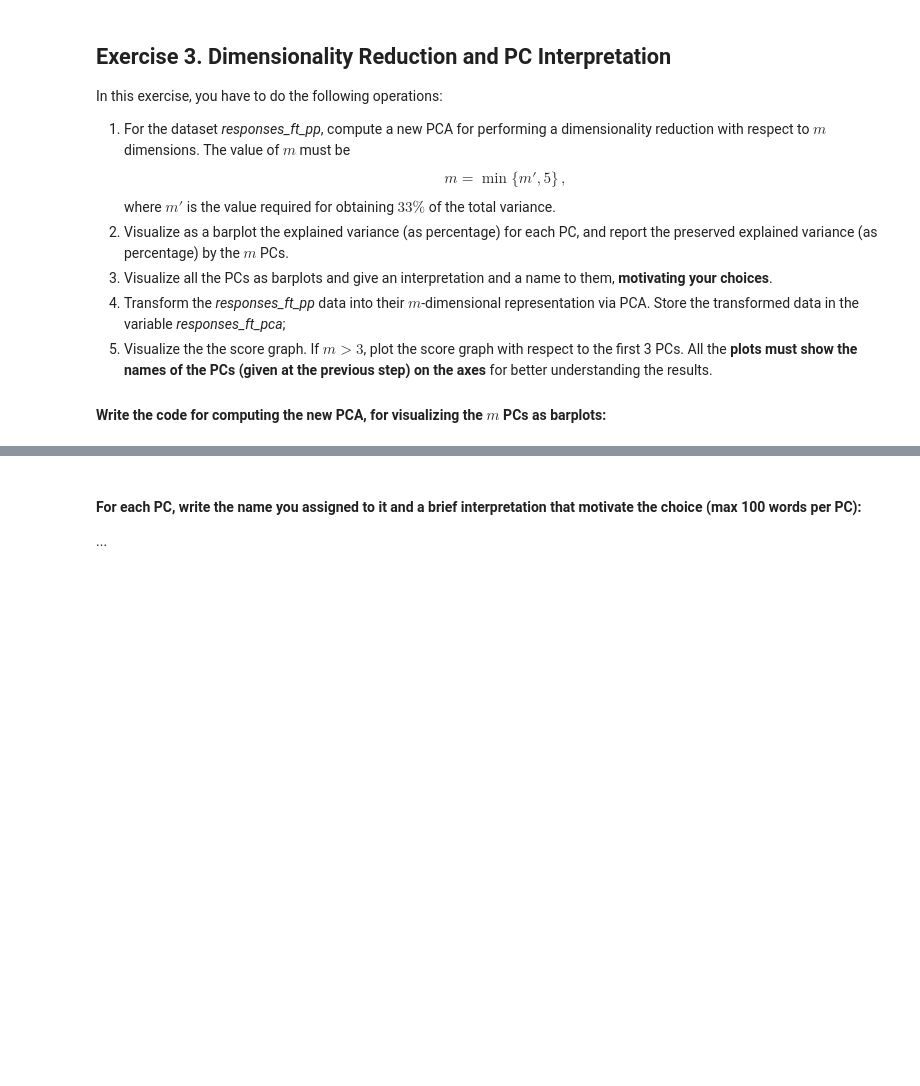
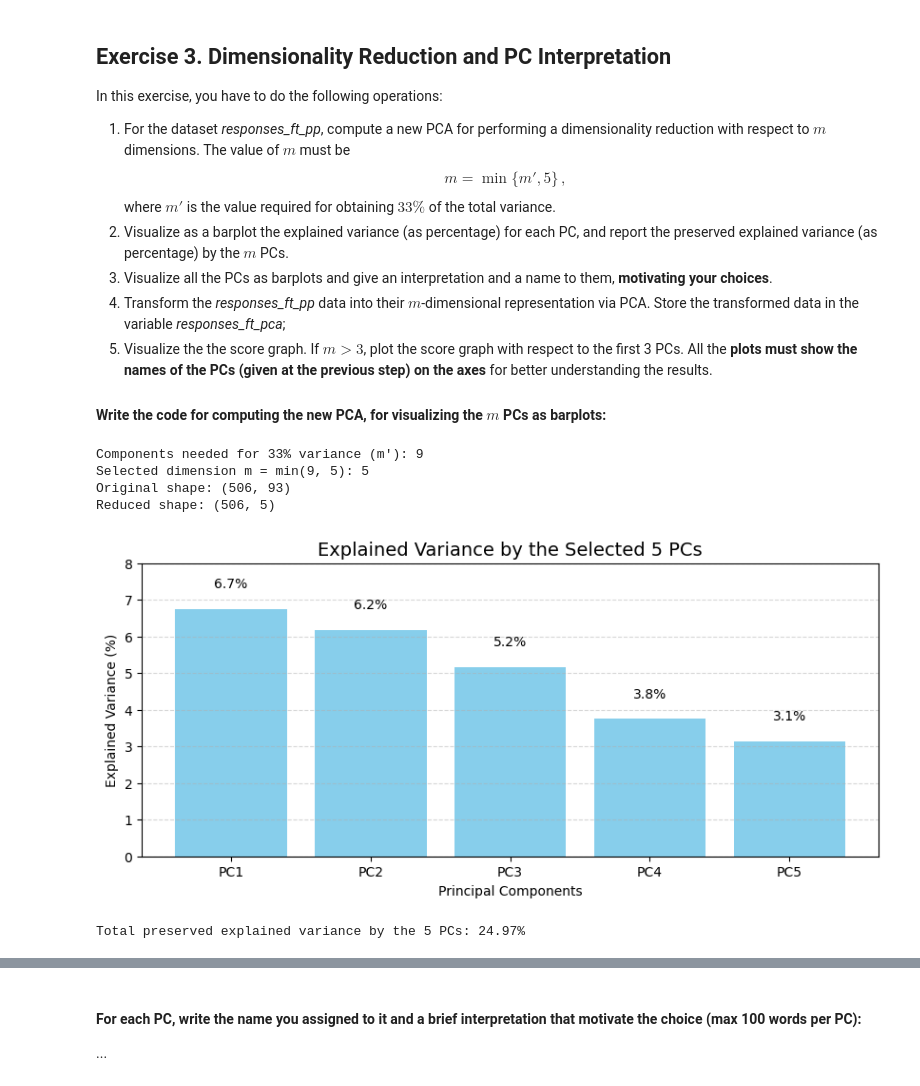
Before and after one commit to leonardopassafiume/PCA_Analysis, a Jupyter notebook: HWpca_Baiocchi_Passafiume.ipynb, the cells around one changed output, grey strips where cells are left out. Drawn from its saved outputs; the diff is of its cells as text; code cells hidden in the pictures; blank space fills up the shorter version.

```diff
--- a/HWpca_Baiocchi_Passafiume.ipynb
+++ b/HWpca_Baiocchi_Passafiume.ipynb
@@ -387,4 +388,52 @@ In this exercise, you have to do the following operations:
 
 #### Write the code for computing the new PCA, for visualizing the $m$ PCs as barplots:
 # %%
-# [write the code here]
+# 1. Find m' (number of components needed for 33% variance)
+# We use the full PCA computed in the previous step
+cumulative_variance = np.cumsum(pca_pp.explained_variance_ratio_)
+m_prime = np.argmax(cumulative_variance >= 0.33) + 1  # +1 because indices start at 0
+
+m = min(m_prime, 5)
+
+print(f"Components needed for 33% variance (m'): {m_prime}")
+print(f"Selected dimension m = min({m_prime}, 5): {m}")
+
+# 3. Compute new PCA for dimensionality reduction with m components
+pca_reduced = PCA(n_components=m)
+responses_ft_pp_reduced = pca_reduced.fit_transform(responses_ft_pp)
+
+print(f"Original shape: {responses_ft_pp.shape}")
+print(f"Reduced shape: {responses_ft_pp_reduced.shape}")
+# %% [output]
+Components needed for 33% variance (m'): 9
+Selected dimension m = min(9, 5): 5
+Original shape: (506, 93)
+Reduced shape: (506, 5)
+# %%
+# 2. Visualize as a barplot the explained variance (as percentage) for each PC,
+# and report the preserved explained variance (as percentage) by the $m$ PCs.
+
+m_variances = pca_pp.explained_variance_ratio_[:m] * 100 # Convert to percentage
+pc_labels = [f'PC{i+1}' for i in range(m)]
+# 4. Visualization: Bar Plot
+plt.figure(figsize=(10, 4))
+bars = plt.bar(pc_labels, m_variances, color='skyblue')
+
+# Add text labels on top of bars
+for bar in bars:
+    yval = bar.get_height()
+    plt.text(bar.get_x() + bar.get_width()/2, yval + 0.5, f'{yval:.1f}%', ha='center', va='bottom')
+
+plt.title(f'Explained Variance by the Selected {m} PCs', fontsize=14)
+plt.ylabel('Explained Variance (%)')
+plt.xlabel('Principal Components')
+plt.grid(axis='y', linestyle='--', alpha=0.5)
+plt.ylim(0, 8)
+plt.show()
+
+# 5. Report Preserved Variance
+total_preserved = np.sum(m_variances)
+print(f"\nTotal preserved explained variance by the {m} PCs: {total_preserved:.2f}%")
+# %% [output]
+[figure, added]
+Total preserved explained variance by the 5 PCs: 24.97%
```
Also changed, not shown: parts of 2 cells of this notebook, 1 other file.
